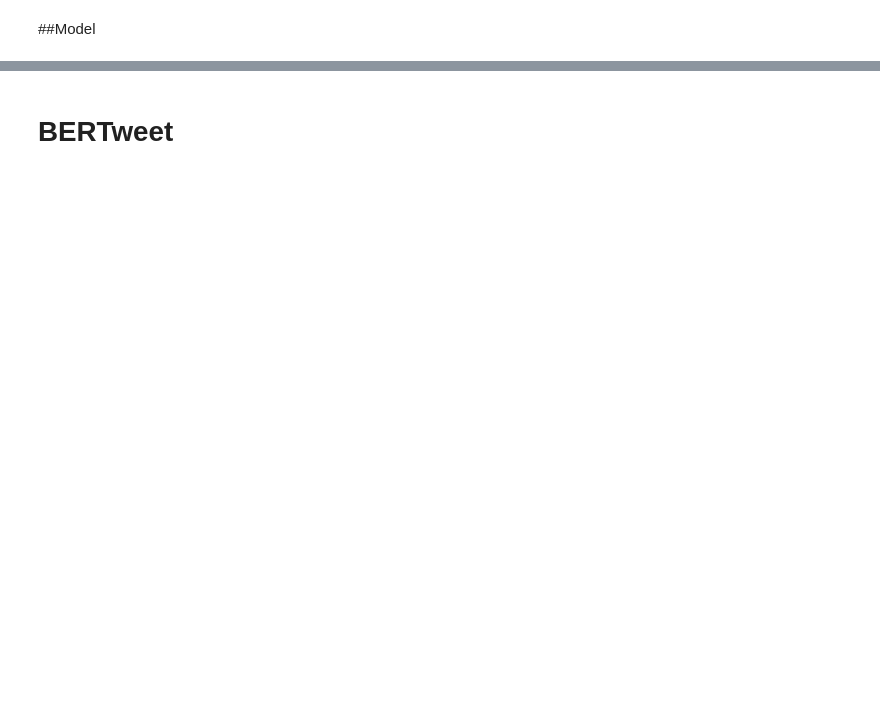
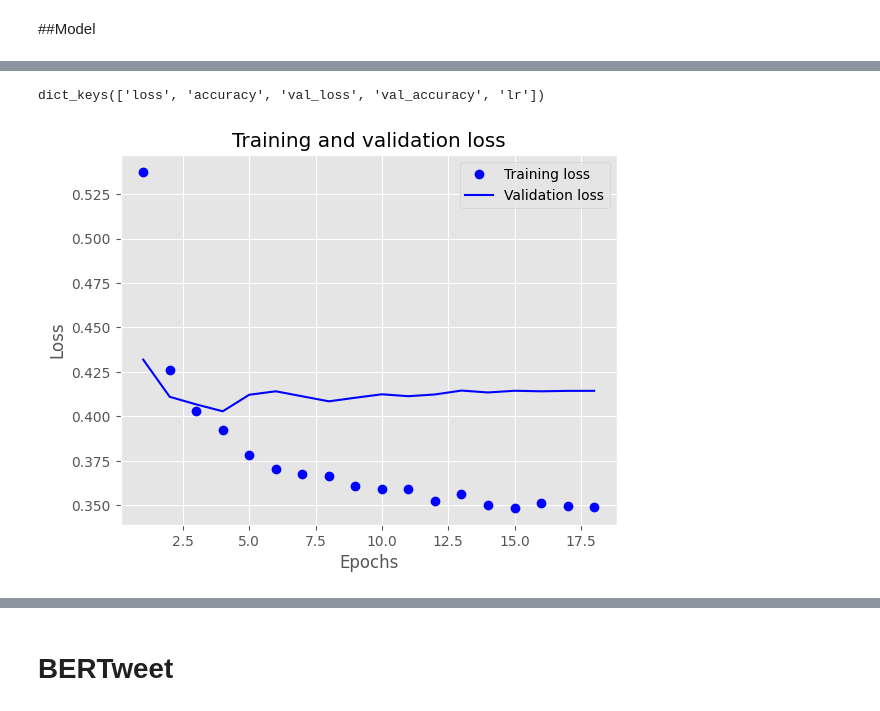
Before and after one commit to tgwon/ai4dl, a Jupyter notebook: project/modeling.ipynb, the cells around one changed output, grey strips where cells are left out. Saved outputs shown, nothing was run; the diff lists cells and outputs as text; code cells hidden in the pictures; blank space fills up the shorter version.

```diff
--- a/project/modeling.ipynb
+++ b/project/modeling.ipynb
@@ -1012,7 +1114,7 @@ array([[1, 1, 1, ..., 0, 0, 0],
 val_data = tokenizer(
 text = val_data.tolist(),
     add_special_tokens = True,
-    max_length = 34,
+    max_length = max_length,
     truncation = True,
     padding = True,
     return_tensors = 'tf',
@@ -1035,7 +1137,7 @@ from tensorflow.keras.metrics import CategoricalAccuracy,BinaryAccuracy
 from tensorflow.keras.utils import to_categorical
 from tensorflow.keras.utils import plot_model
 # %%
-max_len = 34
+max_len = 28
 
 
 input_ids = keras.Input(shape = (max_len,), dtype = tf.int32, name = 'input_ids')
@@ -1064,6 +1193,7 @@ optimizer = Adam(
     epsilon=1e-08,
     decay=0.01,
     clipnorm=1.0)
+
 loss = BinaryCrossentropy(from_logits = True)
 metric = BinaryAccuracy('accuracy')
 
@@ -1076,23 +1206,28 @@ model.compile(
 callbacks_list = [
     tf.keras.callbacks.EarlyStopping(
         monitor='val_accuracy',
-        patience=2
+        patience=10
     ),
     tf.keras.callbacks.ModelCheckpoint(
         filepath="checkpoint_path.keras",
         monitor='val_accuracy',
         save_best_only=True,
         verbose=1
-    )
+    ),
+    tf.keras.callbacks.ReduceLROnPlateau(
+        monitor='val_loss',
+        factor=0.5,          # callback 호출시 학습률을 1/2로 줄입니다
+        patience=5,          # epoch 5 동안 개선되지 않으면 callback이 호출됩니다
+)
 ]
 # %%
-train_history = model.fit(
+history = model.fit(
     x ={'input_ids':train_data['input_ids'],'input_mask':train_data['attention_mask']} ,
     y = train_labels,
     validation_data = ({'input_ids':val_data['input_ids'],'input_mask':val_data['attention_mask']},val_labels),
     callbacks=callbacks_list,
     #validation_split = 0.1,
-    epochs=20,
-    batch_size=10
+    epochs=50,
+    batch_size=32
 )
 # %% [output]
@@ -1100,2 +1251,21 @@ IndexError: ignored
 # %%
 loaded_model = tf.keras.models.load_model('checkpoint_path.keras', custom_objects={"TFBertModel": TFBertModel})
+# %%
+history_dict = history.history
+history_dict.keys()
+# %% [output]
+dict_keys(['loss', 'accuracy', 'val_loss', 'val_accuracy', 'lr'])
+# %%
+history_dict = history.history
+loss_values = history_dict["loss"]
+val_loss_values = history_dict["val_loss"]
+epochs = range(1, len(loss_values) + 1)
+plt.plot(epochs, loss_values, "bo", label="Training loss")
+plt.plot(epochs, val_loss_values, "b", label="Validation loss")
+plt.title("Training and validation loss")
+plt.xlabel("Epochs")
+plt.ylabel("Loss")
+plt.legend()
+plt.show()
+# %% [output]
+[figure, added]
```
Also changed, not shown: parts of 40 cells of this notebook.
